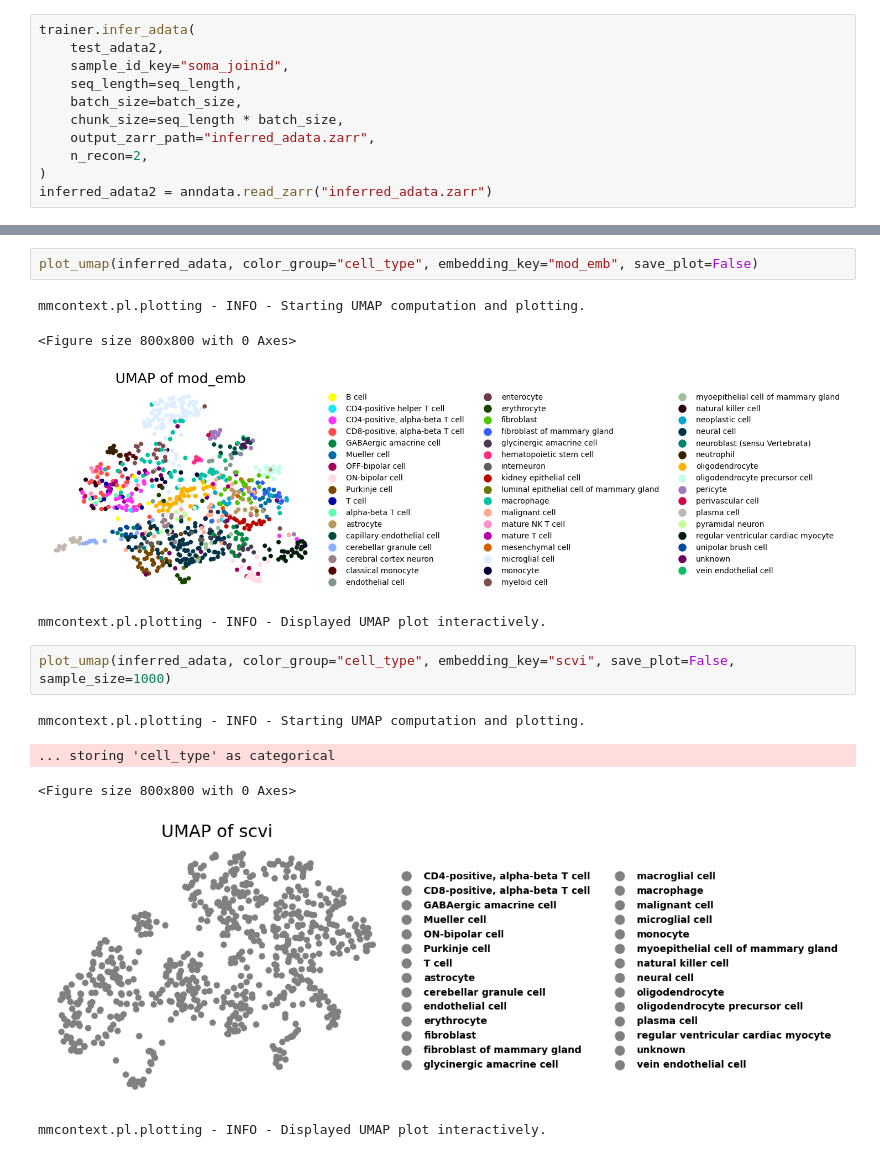
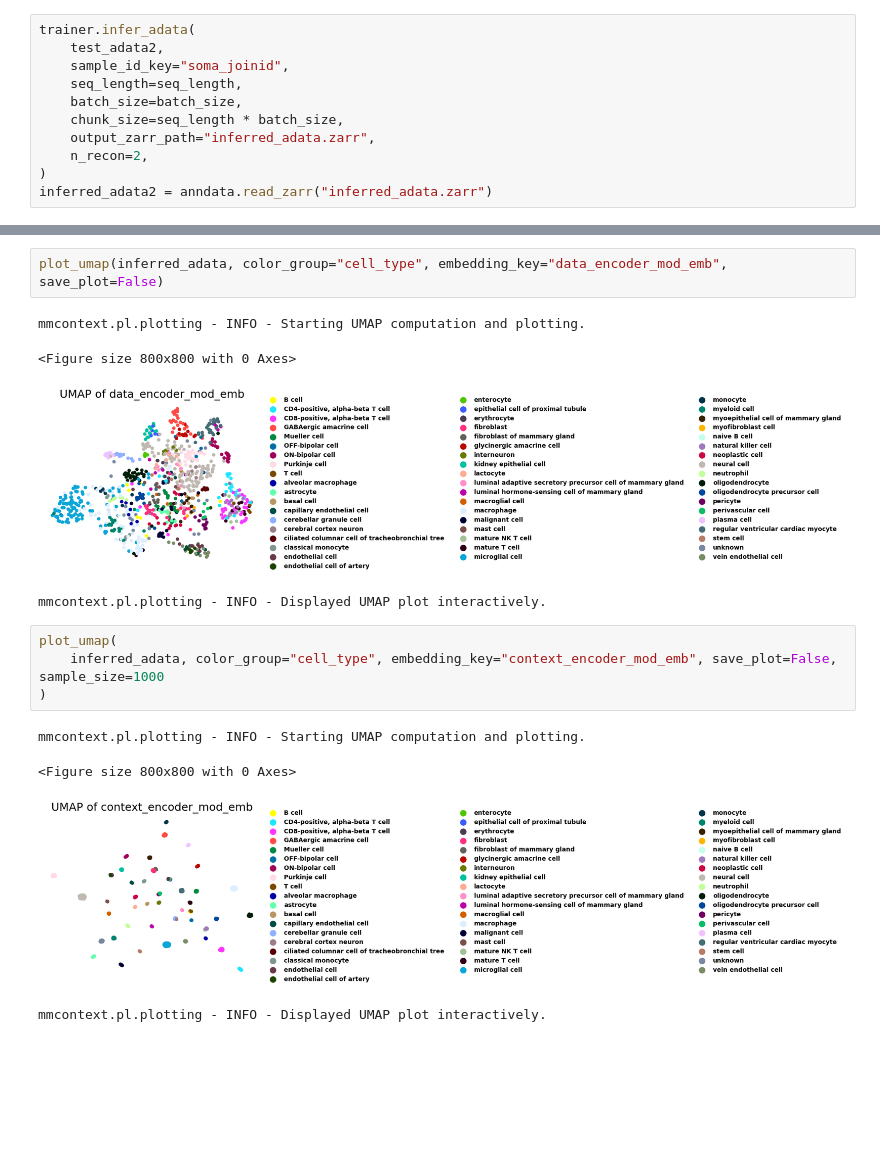
Before and after one commit to mengerj/mmcontext, a Jupyter notebook: docs/notebooks/example.ipynb, the cells around one changed output, grey strips where cells are left out. Drawn from its saved outputs; the diff is of its cells as text; blank space fills up the shorter version.

```diff
--- a/docs/notebooks/example.ipynb
+++ b/docs/notebooks/example.ipynb
@@ -538,17 +602,18 @@ dp.plot_pca()
 # %%
-plot_umap(inferred_adata, color_group="cell_type", embedding_key="mod_emb", save_plot=False)
+plot_umap(inferred_adata, color_group="cell_type", embedding_key="data_encoder_mod_emb", save_plot=False)
 # %% [output]
 mmcontext.pl.plotting - INFO - Starting UMAP computation and plotting.
 <Figure size 800x800 with 0 Axes>
-[figure, old version]
+[figure, new version]
 mmcontext.pl.plotting - INFO - Displayed UMAP plot interactively.
 # %%
-plot_umap(inferred_adata, color_group="cell_type", embedding_key="scvi", save_plot=False, sample_size=1000)
+plot_umap(
+    inferred_adata, color_group="cell_type", embedding_key="context_encoder_mod_emb", save_plot=False, sample_size=1000
+)
 # %% [output]
 mmcontext.pl.plotting - INFO - Starting UMAP computation and plotting.
-... storing 'cell_type' as categorical
+<Figure size 800x800 with 0 Axes>
+[figure, new version]
-<Figure size 800x800 with 0 Axes>
+mmcontext.pl.plotting - INFO - Displayed UMAP plot interactively.
-[figure, old version]
-mmcontext.pl.plotting - INFO - Displayed UMAP plot interactively.
 # %%
 inferred_adata.obsm["full_recon"] = inferred_adata.layers["reconstructed1"]
```
Also changed, not shown: parts of 31 cells of this notebook.
